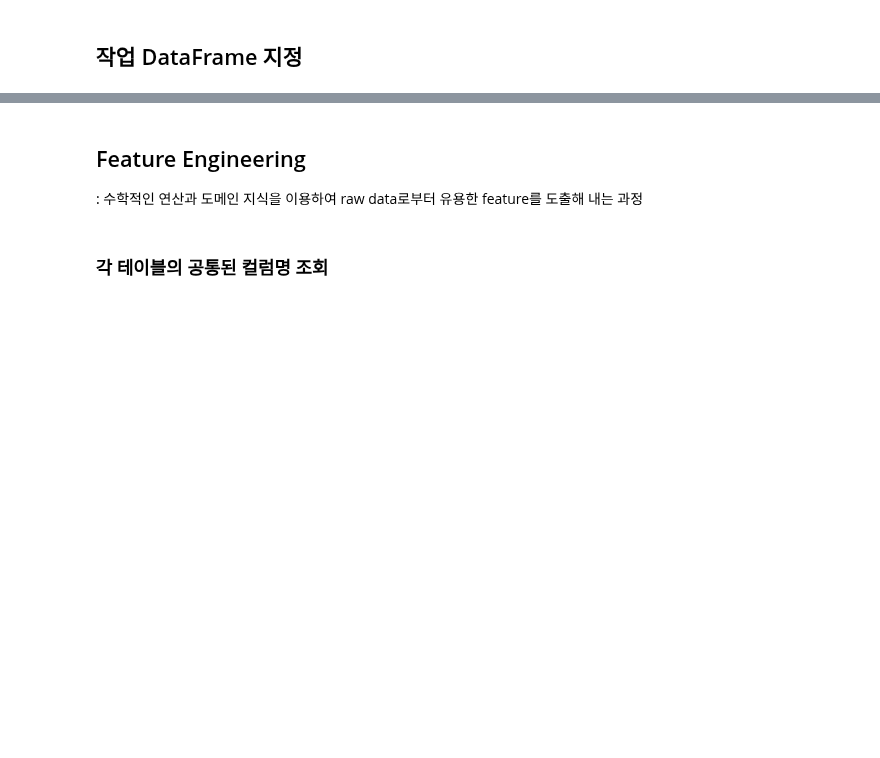
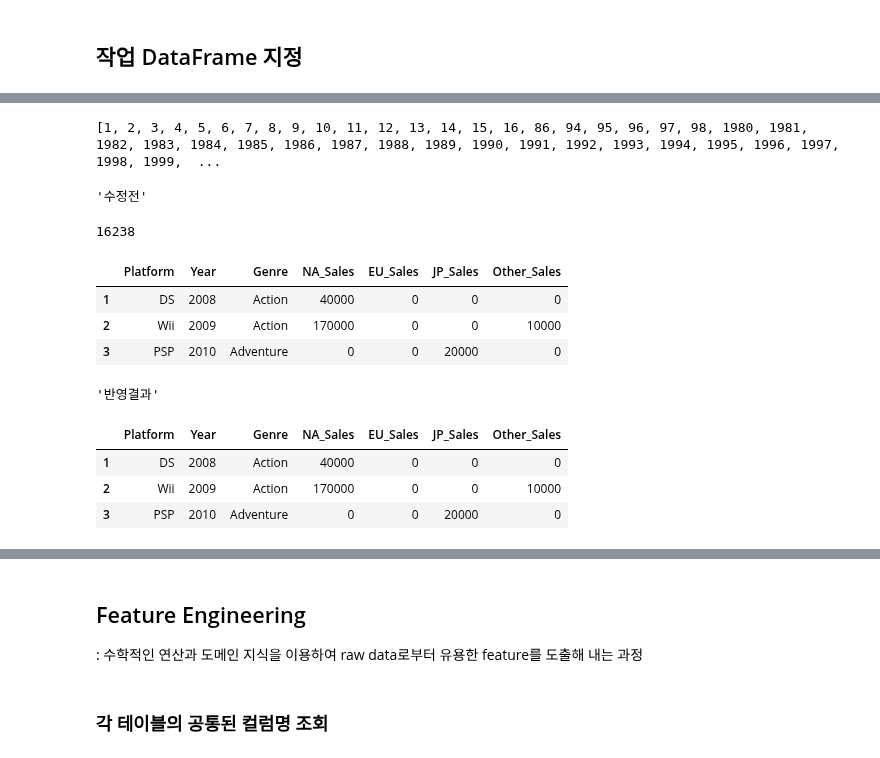
Before and after one commit to LamuneGitHub/A001_Python_Test, a Jupyter notebook: EDA_001.ipynb, the cells around one changed output, grey strips where cells are left out. Cells and saved outputs as stored; diff of their text form; code cells hidden in the pictures; blank space fills up the shorter version.

```diff
--- a/EDA_001.ipynb
+++ b/EDA_001.ipynb
@@ -281,0 +597,3 @@ print( "중복 data 갯수" , df_target.duplicated().sum() )
+# %%
+# 데이터 클리닝 결과 재확인
+df_target = eda_info (df_target)
@@ -281,0 +618,46 @@ print( "중복 data 갯수" , df_target.duplicated().sum() )
+# %%
+#(v) Year 최저 값이 이상한 것을 발견 하였음
+print( sorted(df_target.Year.unique()) )
+# %% [output]
+[1, 2, 3, 4, 5, 6, 7, 8, 9, 10, 11, 12, 13, 14, 15, 16, 86, 94, 95, 96, 97, 98, 1980, 1981, 1982, 1983, 1984, 1985, 1986, 1987, 1988, 1989, 1990, 1991, 1992, 1993, 1994, 1995, 1996, 1997, 1998, 1999,  ...
+# %%
+# Year 값 수정
+"""Year
+    0~ 16  => 2000년도
+    86~98 => 1900년도
+"""
+
+target_column = 'Year'
+
+# 오류 검사 조건, 수정 함수, 대상 컬럼 명
+cond_all = lambda x: True
+
+# err 수정 function.
+def fix_func( x ):
+  fix_value = x
+  try:
+
+    if x <= 16  :
+      fix_value = x + 2000
+    elif x <= 98  :
+      fix_value = x + 1900
+
+    fix_value = int(fix_value)
+    return fix_value
+  except Exception:
+    print( f"에러 발생 {x} , { type( x )} ")
+
+# 수정 함수 호출
+df_target = fix_column_err_value( df_target , target_column , cond_all, fix_func )
+# %% [output]
+'수정전'
+16238
+|  | Platform | Year | Genre | NA_Sales | EU_Sales | JP_Sales | Other_Sales |
+| 1 | DS | 2008 | Action | 40000 | 0 | 0 | 0 |
+| 2 | Wii | 2009 | Action | 170000 | 0 | 0 | 10000 |
+| 3 | PSP | 2010 | Adventure | 0 | 0 | 20000 | 0 |
+'반영결과'
+|  | Platform | Year | Genre | NA_Sales | EU_Sales | JP_Sales | Other_Sales |
+| 1 | DS | 2008 | Action | 40000 | 0 | 0 | 0 |
+| 2 | Wii | 2009 | Action | 170000 | 0 | 0 | 10000 |
+| 3 | PSP | 2010 | Adventure | 0 | 0 | 20000 | 0 |
```
Also changed, not shown: parts of 27 cells of this notebook, 2 other files.
